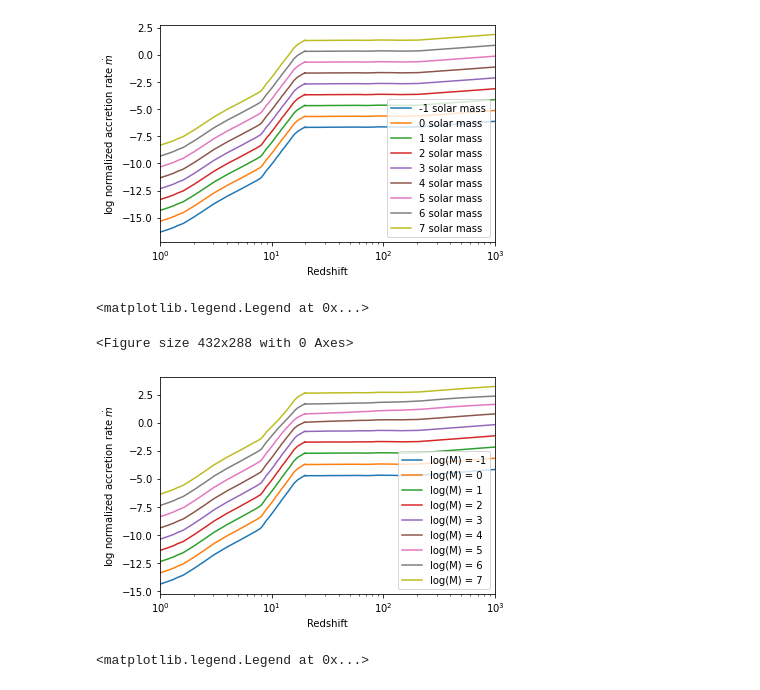
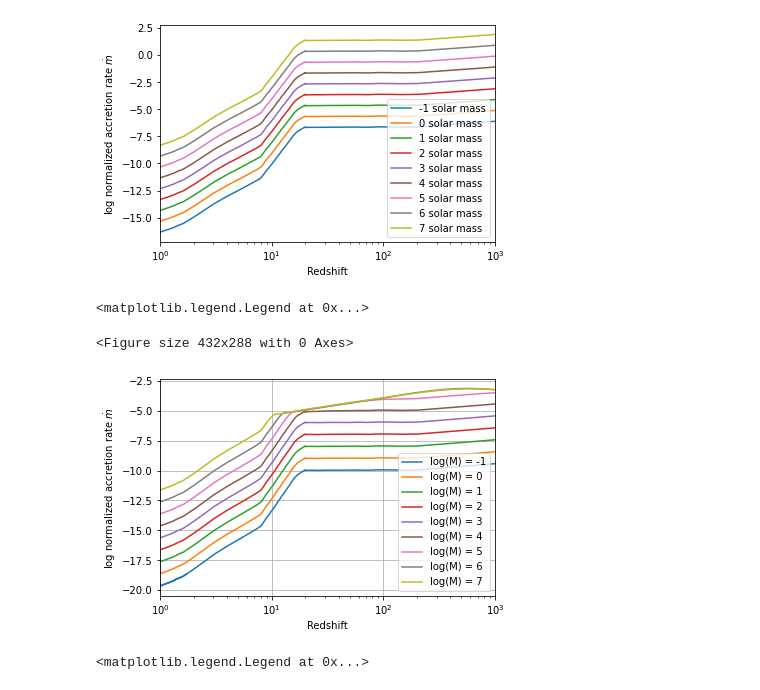
Before and after one commit to newspaperhinson/PBHAccretion, a Jupyter notebook: main.ipynb, the cells around one changed output. Drawn from its saved outputs; the diff is of its cells as text; code cells hidden in the pictures.

Commit message:
changed to general lambda and added scaling to lambda

```diff
--- a/main.ipynb
+++ b/main.ipynb
@@ -6,7 +6,7 @@ import matplotlib.pyplot as plt
 redshift_digitizer, temperature_digitizer = np.loadtxt('./thermal_history.csv', delimiter=', ', unpack=True)
 # %%
 # define constants
-gamma = 5/3+0.01        # adiabatic constant for ideal monatomic gas
+gamma = 5/3        # adiabatic constant for ideal monatomic gas
 mu = 1.22           # mean molecular weight including a helium mass fraction 0.24
 k_B = 1.380649E-23  # boltzmann constant in m^2 kg s^-2 K^-1
 m_H = 1.66E-27      # mass of hydrogen atom in kg
@@ -94,37 +94,48 @@ axes.set_ylabel(r'log normalized accretion rate $\dot{m}$ ')
 
 # variables for calculating accretion eigenvalue
 def Bondi_radius(M):    # in cm
     return 1.34E16*(M)*np.power(effective_velocity, -2)
 def beta(M):
     t_cr = Bondi_radius(M)/100/1000/effective_velocity  #in s
     x_e = 0.01
     Hubble_rate = 3.24E-18*np.sqrt(0.127)*np.power(1+redshift, 3/2) #in s^-1
-    effective_viscosity = Hubble_rate*(1+1.78*x_e*np.power((1+redshift)/100, 5/2))
+    effective_viscosity = Hubble_rate   *(1+1.78*x_e*np.power((1+redshift)/100, 5/2))
     return effective_viscosity*t_cr
 
 # accretion eigenvalue in eq. 9 for small viscosity
 def lambda_0(M):
-    gamma = 1   # isothermal
+    gamma = 1.3  # isothermal
     xi = 0.75*np.power((gamma+1)/(5-3*gamma), (gamma-1)/(gamma+1))
     def cs_cr(beta):
         cs_cr_0 = np.sqrt(2/(5-3*gamma))
         return (3*cs_cr_0+beta**xi)/(3+beta**xi)
     x_cr = np.power(cs_cr(beta(M)), -2)*(-1+np.sqrt(1+beta(M)*np.power(cs_cr(beta(M)), -3)))/(beta(M)*cs_cr(beta(M))**-3)
     return np.exp(9/2/(3+np.power(beta(M), 0.75)))*x_cr**2
+def lambda_1(M):
+    gamma = 1.6  # isothermal
+    xi = 0.75*np.power((gamma+1)/(5-3*gamma), (gamma-1)/(gamma+1))
+    def cs_cr(beta):
+        cs_cr_0 = np.sqrt(2/(5-3*gamma))
+        return (3*cs_cr_0+beta**xi)/(3+beta**xi)
+    x_cr = np.power(cs_cr(beta(M)), -2)*(-1+np.sqrt(1+beta(M)*np.power(cs_cr(beta(M)), -3)))/(beta(M)*cs_cr(beta(M))**-3)
+
+    scale =
+    return np.power(cs_cr(beta(M)), (gamma+1)/(gamma-1))*x_cr**2/scale*0.05
 
 
 # calculation of accretion rate
 def accretion_rate(M):
-    return lambda_0(M)*0.321*(((1+redshift)/1000)**3)*(M)*effective_velocity**-3
+    return lambda_1(M)*0.321*(((1+redshift)/1000)**3)*(M)*effective_velocity**-3
 
 # accretion rate plot
 for i in range(-1, 8):
     axes.plot(redshift, np.log10(accretion_rate(10**i)), label=f'log(M) = {i}')
+axes.grid()
 axes.legend()
 # %% [output]
 <matplotlib.legend.Legend at 0x...>
 <Figure size 432x288 with 0 Axes>
-[figure, old version]
+[figure, new version]
 # %%
 fig = plt.figure()
 fig, axes = plt.subplots()
```
